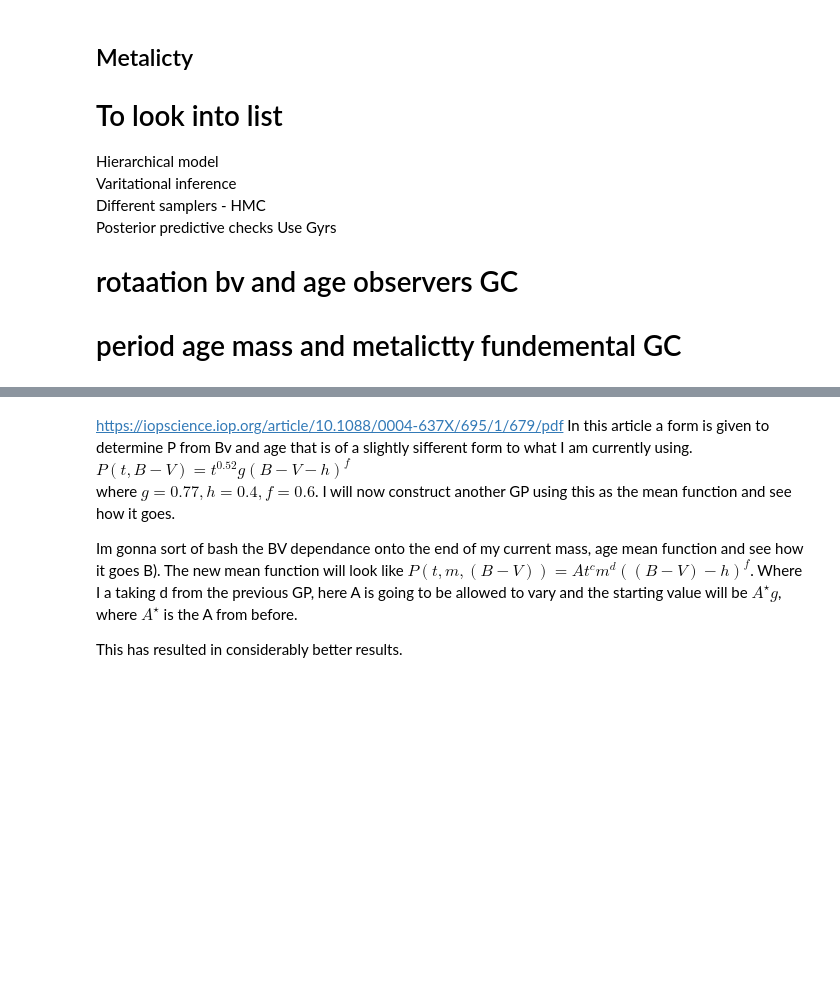
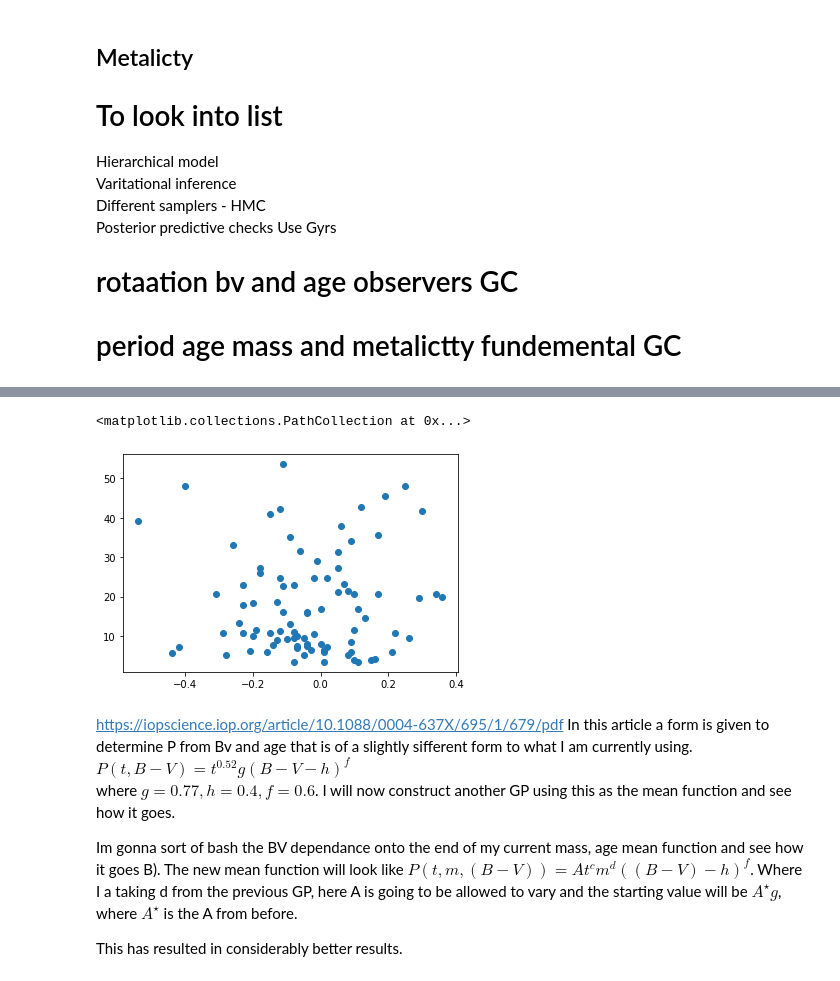
Before and after one commit to ni-phy/year4-project, a Jupyter notebook: Henry/3d_fitting_real.ipynb, the cells around one changed output, grey strips where cells are left out. Cells and saved outputs as stored; diff of their text form; code cells hidden in the pictures; blank space fills up the shorter version.

```diff
--- a/Henry/3d_fitting_real.ipynb
+++ b/Henry/3d_fitting_real.ipynb
@@ -238,3 +165,20 @@ plt.scatter(Prot_guess,Age)
+# %%
+
+
+
+plt.scatter(metal, Prot)
+plt.plot(metal, metal**(-0.005))
+
+
+
+print('''There is no obvious direct relation between metalicity and rotation, but I suspect including it will benefit the model.
+Therefore, I will be adding onto the mean function and the GP fitting, as per the other values, I will jsut be using a simple power law dependance.
+Looking at work previosuly done by Louis Amard, we can expect a negeatve power law of small magnitude. I will set the prior on this value to be uniform between -0.01 and 0.
+I will also add in a 3rd kernel to account for this variables behaviour in the GP. as done previosuly the priors on the lengthscale and amplitude will be determined by eye by looking at the data
+this has worked well so far.''')
+# %% [output]
+<matplotlib.collections.PathCollection at 0x...>
+[figure, added]
 # %% [markdown]
 https://iopscience.iop.org/article/10.1088/0004-637X/695/1/679/pdf
 In this article a form is given to determine P from Bv and age that is of a slightly sifferent form to what I am currently using.
```
Also changed, not shown: parts of 18 cells of this notebook.
